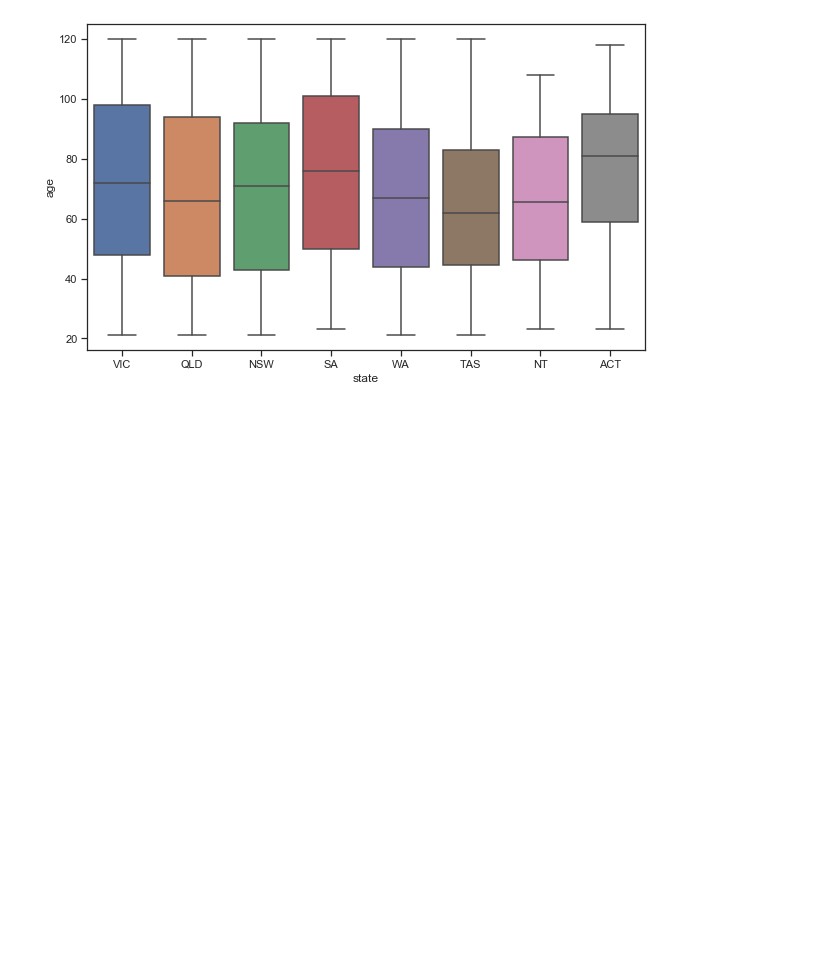
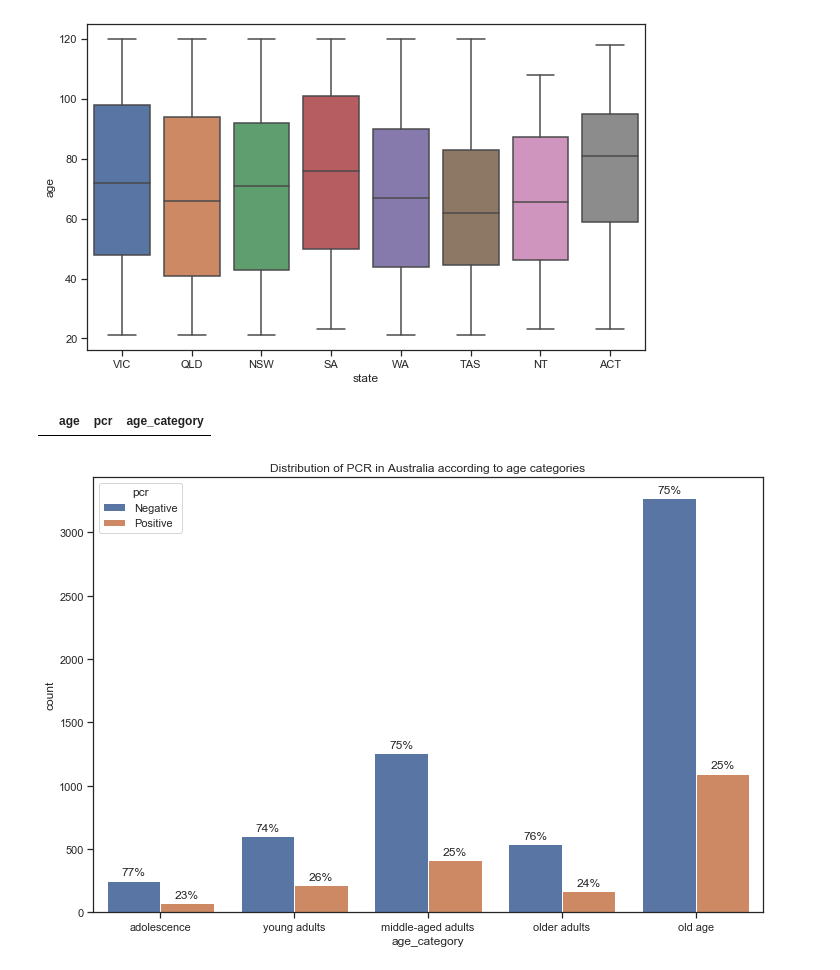
Before and after one commit to Y-EK/Data_Analytics_Python_Covid-19, a Jupyter notebook: data_analytics_NB.ipynb, the cells around one changed output. Drawn from its saved outputs; the diff is of its cells as text; code cells hidden in the pictures; blank space fills up the shorter version.

```diff
--- a/data_analytics_NB.ipynb
+++ b/data_analytics_NB.ipynb
@@ -205,3 +228,65 @@ ax = sns.boxplot(x="state", y="age", data=df_pos_age_state)
+# %%
+# Catégorie d'age
+df_age_pcr = df_final[['age', 'pcr']]
+df_age_pcr = df_age_pcr[df_age_pcr['age'].notnull()]
+df_age_category_pcr = df_age_pcr.copy()
+df_age_category_pcr['age_category'] = 'a'
+
+#cond_ch = df_age_category_pcr['age'] <= 14
+#df_age_category_pcr.loc[cond_ch, 'age_category'] = "childhood"
+
+cond_ad = (df_age_category_pcr['age'] > 14) & (df_age_category_pcr['age'] <= 24)
+df_age_category_pcr.loc[cond_ad, 'age_category'] = "adolescence"
+
+cond_ya = (df_age_category_pcr['age'] > 24) & (df_age_category_pcr['age'] <= 35)
+df_age_category_pcr.loc[cond_ya, 'age_category'] = "young adults"
+
+cond_maa = (df_age_category_pcr['age'] > 35) & (df_age_category_pcr['age']<=55)
+df_age_category_pcr.loc[cond_maa, 'age_category'] = "middle-aged adults"
+
+cond_oad = (df_age_category_pcr['age'] > 55) & (df_age_category_pcr['age'] <= 64)
+df_age_category_pcr.loc[cond_oad, 'age_category'] = "older adults"
+
+cond_oa = df_age_category_pcr['age'] > 64
+df_age_category_pcr.loc[cond_oa, 'age_category'] = "old age"
+#
+# %% [output]
+|  | age | pcr | age_category |
+# %%
+plt.figure(figsize=(12,8))
+
+plt.title('Distribution of PCR in Australia according to age categories')
+plt.xlabel('age category')
+plt.ylabel('Count')
+
+df_age_category_pcr_cp = df_age_category_pcr.copy()
+
+df_age_category_pcr_cp['pcr'].replace(to_replace =0,
+                                  value ="Negative",
+                                 inplace=True)
+df_age_category_pcr_cp['pcr'].replace(to_replace = 1,
+                                  value ="Positive",
+                                 inplace=True)
+
+ax = sns.countplot(x="age_category",
+                   hue="pcr",
+                   order = ['adolescence', 'young adults', 'middle-aged adults', 'older adults', 'old age'],
+                   data=df_age_category_pcr_cp)
+
+bars = ax.patches
+half = int(len(bars)/2)
+left_bars = bars[:half]
+right_bars = bars[half:]
+
+for left, right in zip(left_bars, right_bars):
+    height_l = left.get_height()
+    height_r = right.get_height()
+    total = height_l + height_r
+
+    ax.text(left.get_x() + left.get_width()/2., height_l + 40, '{0:.0%}'.format(height_l/total), ha="center")
+    ax.text(right.get_x() + right.get_width()/2., height_r + 40, '{0:.0%}'.format(height_r/total), ha="center")
+# %% [output]
+[figure, added]
 # %%
 #df_final_pcr = df_final[['pcr']]
 
```
Also changed, not shown: parts of 4 cells of this notebook.
